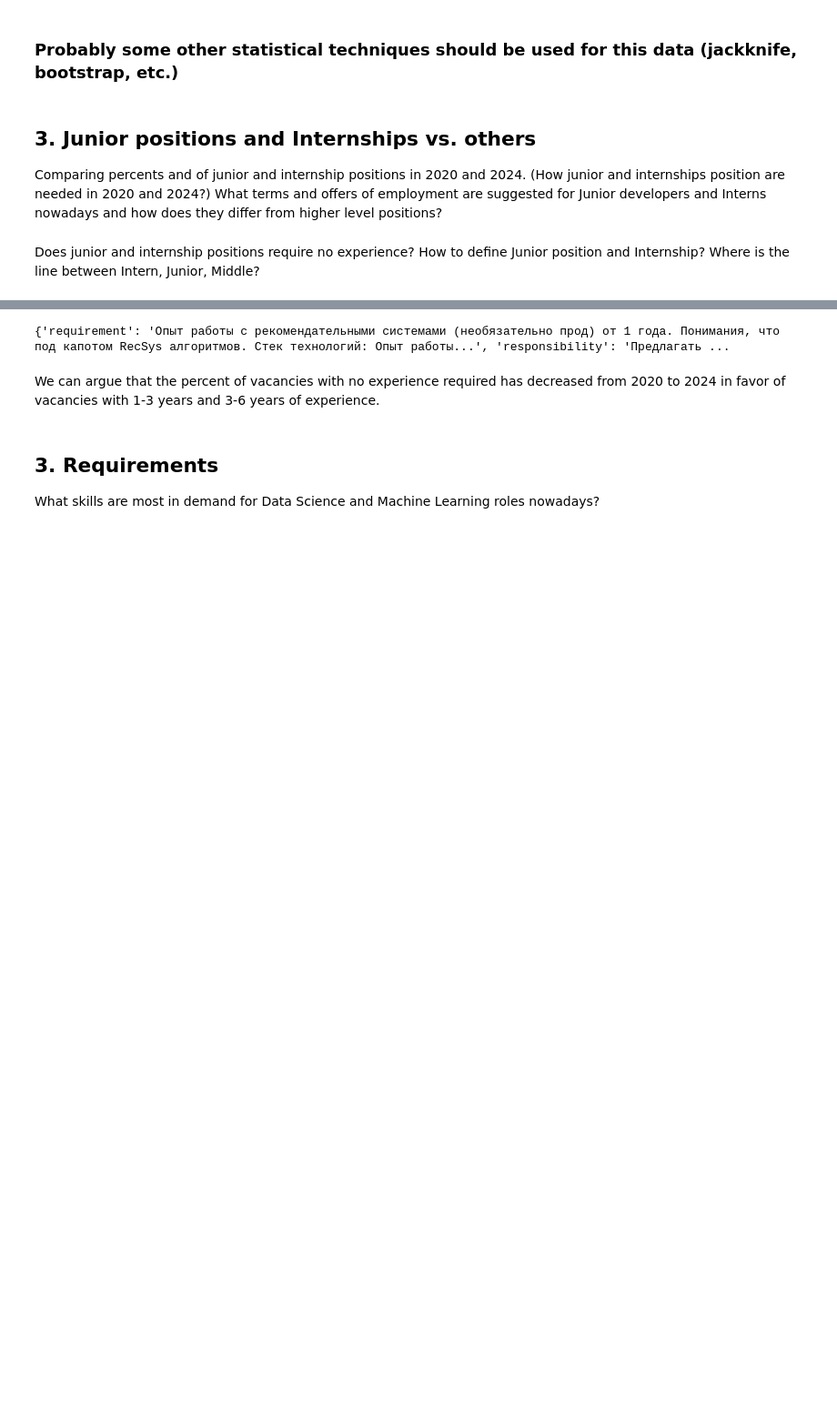
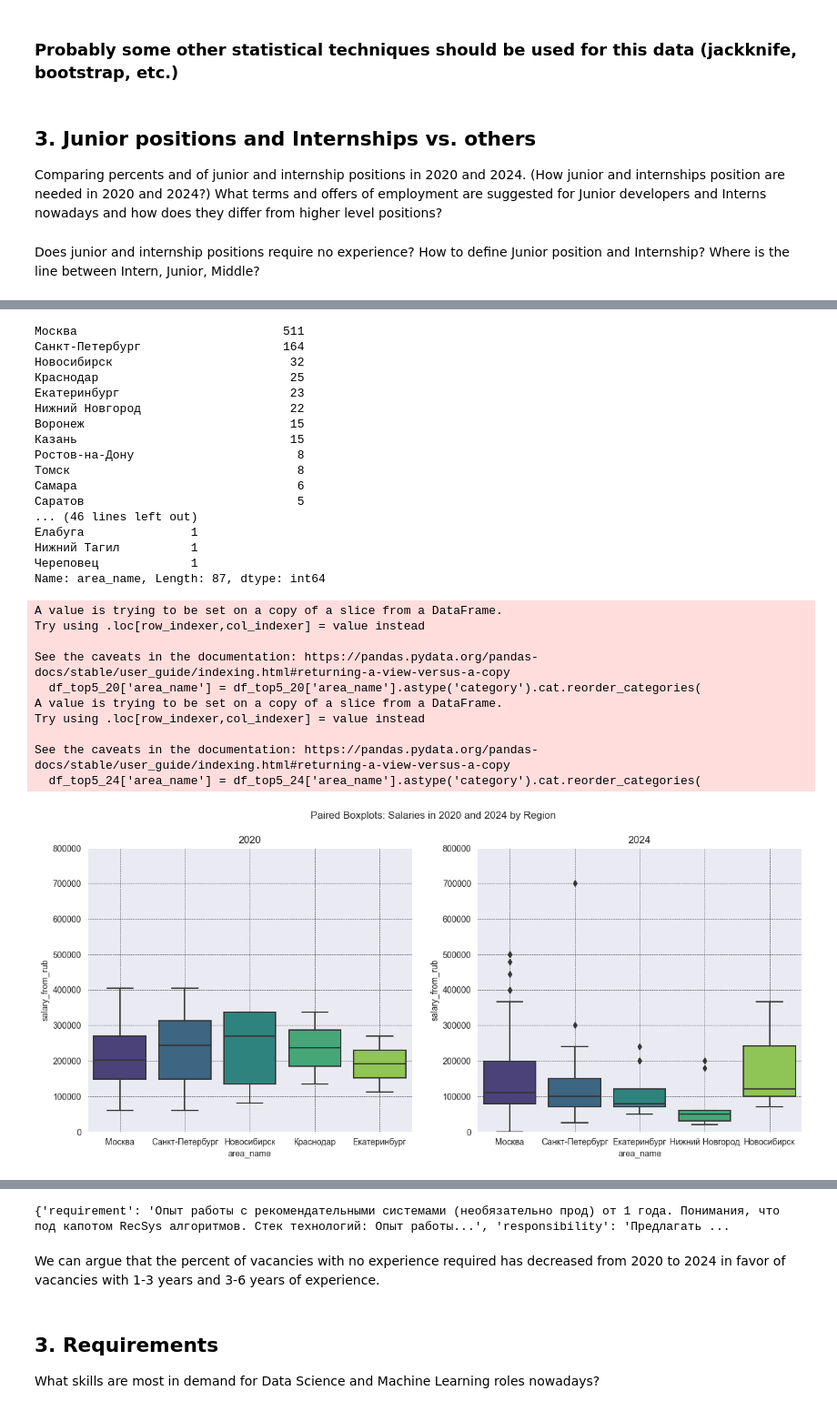
Before and after one commit to sashhhaka/HH-VacancyAnalysis, a Jupyter notebook: exploring.ipynb, the cells around one changed output, grey strips where cells are left out. Shown at 91% size. Saved outputs shown, nothing was run; the diff lists cells and outputs as text; code cells hidden in the pictures; blank space fills up the shorter version.

```diff
--- a/exploring.ipynb
+++ b/exploring.ipynb
@@ -558,0 +646,62 @@ df24.head(50)
+# %%
+# explore for regions and salaries correlation
+print(df20['area_name'].value_counts())
+print(df24['area_name'].value_counts())
+
+# paired boxplots for salaries for top 5 regions by number of vacancies
+df_top5_20 = df20[df20['area_name'].isin(df20['area_name'].value_counts().head(5).index)]
+df_top5_24 = df24[df24['area_name'].isin(df24['area_name'].value_counts().head(5).index)]
+
+# sort by number of vacancies
+df_top5_20['area_name'] = df_top5_20['area_name'].astype('category').cat.reorder_categories(
+    df_top5_20['area_name'].value_counts().index, ordered=True)
+df_top5_24['area_name'] = df_top5_24['area_name'].astype('category').cat.reorder_categories(
+    df_top5_24['area_name'].value_counts().index, ordered=True)
+
+fig, ax = plt.subplots(1, 2, figsize=(15, 6))
+
+ax[0] = sns.boxplot(x='area_name', y='salary_from_rub', data=df_top5_20, ax=ax[0], palette='viridis')
+ax[1] = sns.boxplot(x='area_name', y='salary_from_rub', data=df_top5_24, ax=ax[1], palette='viridis')
+ax[0].set_ylim(0, 800000)
+ax[1].set_ylim(0, 800000)
+
+ax[0].set_title('2020')
+ax[1].set_title('2024')
+
+# Add a title for the entire plot
+fig.suptitle('Paired Boxplots: Salaries in 2020 and 2024 by Region')
+
+# Add grid
+ax[0].grid(True, linestyle='--', linewidth=0.5, color='black', alpha=0.7)
+ax[1].grid(True, linestyle='--', linewidth=0.5, color='black', alpha=0.7)
+
+plt.show()
+# %% [output]
+Москва                             511
+Санкт-Петербург                    164
+Новосибирск                         32
+Краснодар                           25
+Екатеринбург                        23
+Нижний Новгород                     22
+Воронеж                             15
+Казань                              15
+Ростов-на-Дону                       8
+Томск                                8
+Самара                               6
+Саратов                              5
+... (46 lines left out)
+Елабуга               1
+Нижний Тагил          1
+Череповец             1
+Name: area_name, Length: 87, dtype: int64
+A value is trying to be set on a copy of a slice from a DataFrame.
+Try using .loc[row_indexer,col_indexer] = value instead
+
+See the caveats in the documentation: https://pandas.pydata.org/pandas-docs/stable/user_guide/indexing.html#returning-a-view-versus-a-copy
+  df_top5_20['area_name'] = df_top5_20['area_name'].astype('category').cat.reorder_categories(
+A value is trying to be set on a copy of a slice from a DataFrame.
+Try using .loc[row_indexer,col_indexer] = value instead
+
+See the caveats in the documentation: https://pandas.pydata.org/pandas-docs/stable/user_guide/indexing.html#returning-a-view-versus-a-copy
+  df_top5_24['area_name'] = df_top5_24['area_name'].astype('category').cat.reorder_categories(
+[figure, added]
```
Also changed, not shown: parts of 21 cells of this notebook.
